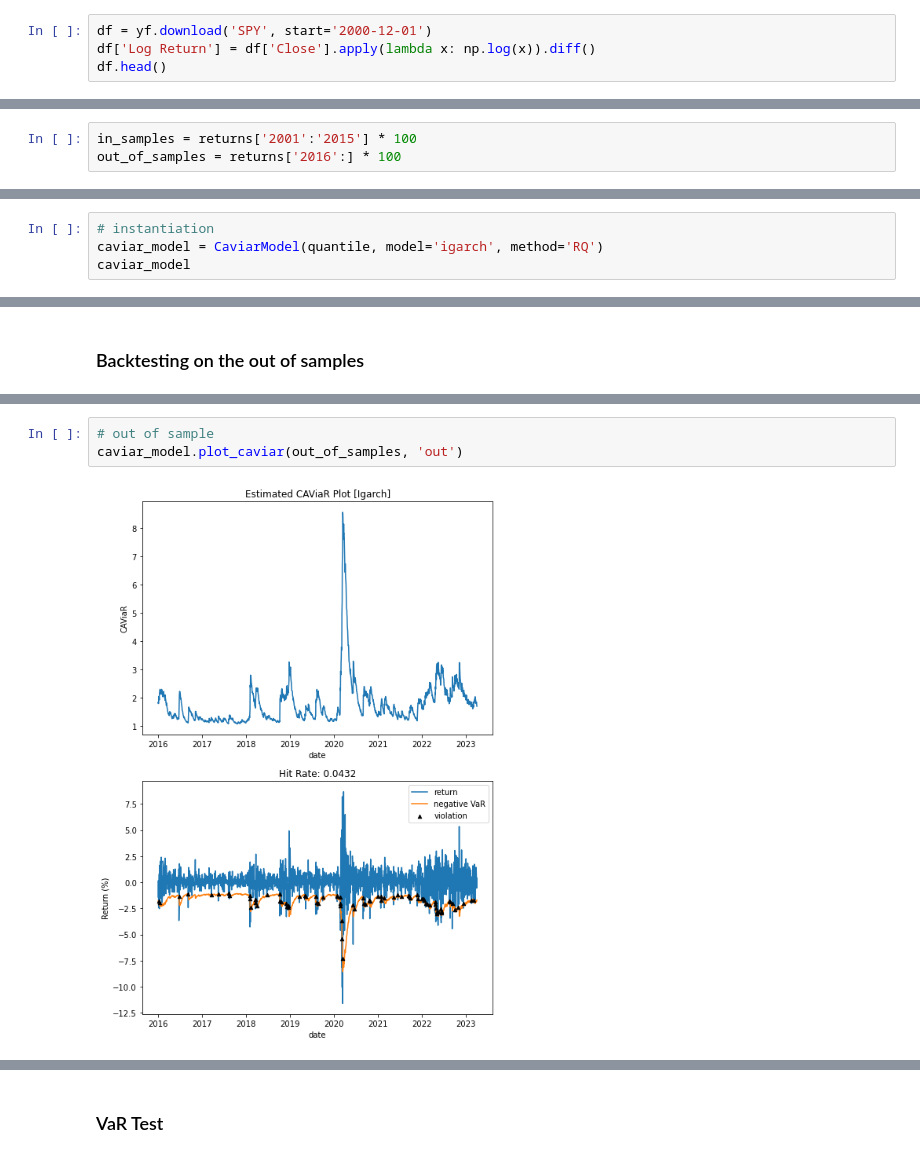
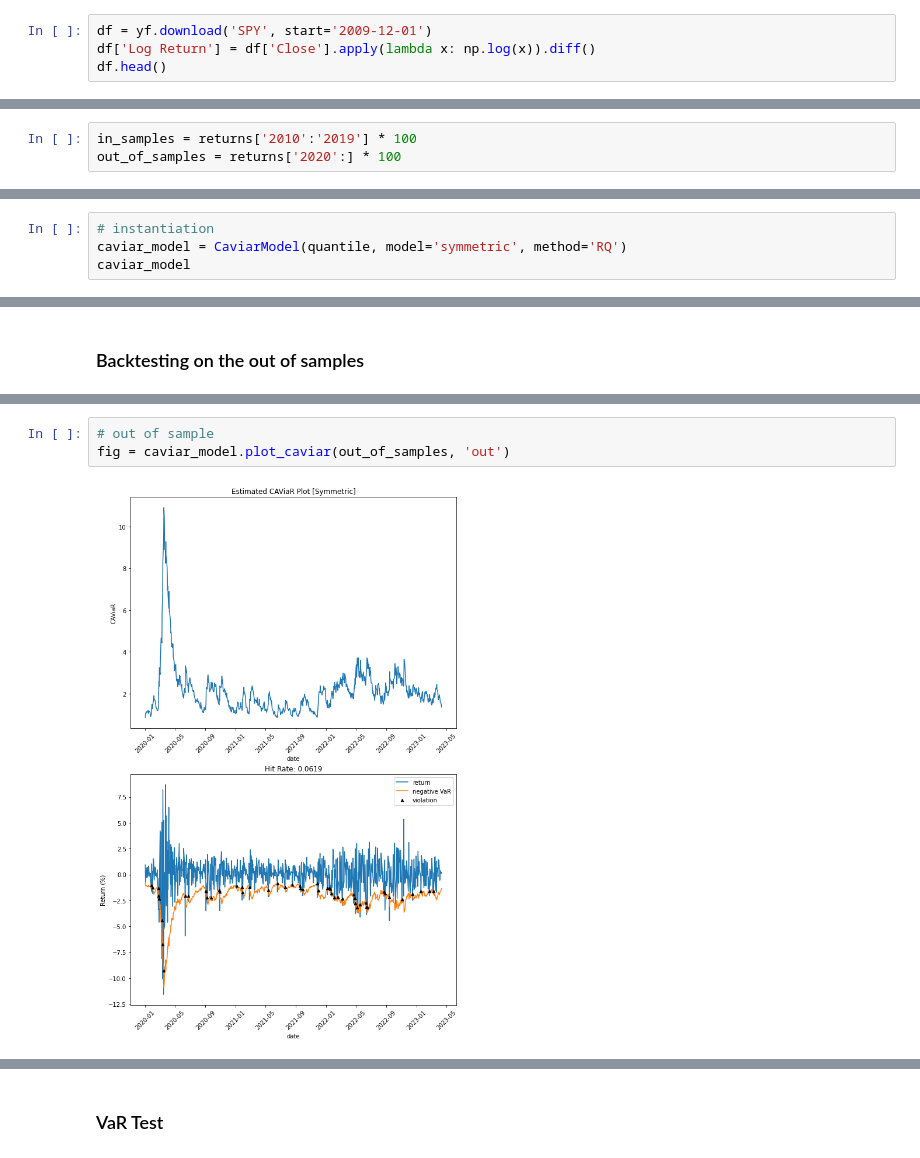
Before and after one commit to yatshunlee/CAViaR, a Jupyter notebook: notebook-example/example-rq.ipynb, the cells around one changed output, grey strips where cells are left out. Cells and saved outputs as stored; diff of their text form.

Commit message:
caviar plot formating

```diff
--- a/notebook-example/example-rq.ipynb
+++ b/notebook-example/example-rq.ipynb
@@ -16,7 +16,7 @@ from var_tests import binomial_test, kupiec_pof_test, christoffersen_test, traff
 import warnings
 warnings.filterwarnings('ignore')
 # %%
-df = yf.download('SPY', start='2000-12-01')
+df = yf.download('SPY', start='2009-12-01')
 df['Log Return'] = df['Close'].apply(lambda x: np.log(x)).diff()
 df.head()
 # %% [output]
@@ -32,13 +32,13 @@ df.head()
 returns = df['Log Return'].dropna()
 low_open_log_difference = (df['Low'].apply(lambda x: np.log(x)) - df['Open'].apply(lambda x: np.log(x))).dropna()
 # %%
-in_samples = returns['2001':'2015'] * 100
-out_of_samples = returns['2016':] * 100
+in_samples = returns['2010':'2019'] * 100
+out_of_samples = returns['2020':] * 100
 # %%
 # initiate parameter
 quantile = 0.05 # 5% VAR
 # %%
 # instantiation
-caviar_model = CaviarModel(quantile, model='igarch', method='RQ')
+caviar_model = CaviarModel(quantile, model='symmetric', method='RQ')
 caviar_model
 # %% [output]
@@ -80,8 +72,8 @@ caviar_model.plot_caviar(in_samples, 'in')
 # %%
 # out of sample
-caviar_model.plot_caviar(out_of_samples, 'out')
+fig = caviar_model.plot_caviar(out_of_samples, 'out')
 # %% [output]
-[figure, old version]
+[figure, new version]
 # %%
 caviar_model.plot_news_impact_curve(VaR=-1.645)
 # %% [output]
```
Also changed, not shown: parts of 16 cells of this notebook, 1 other file.
